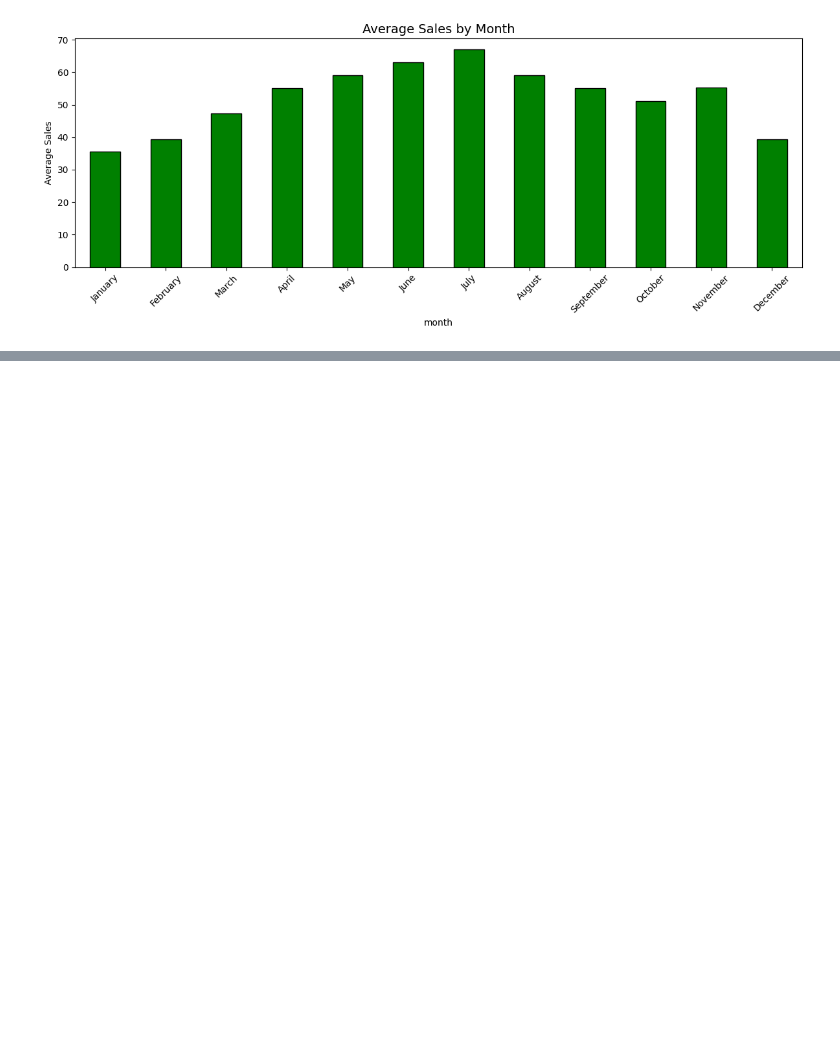
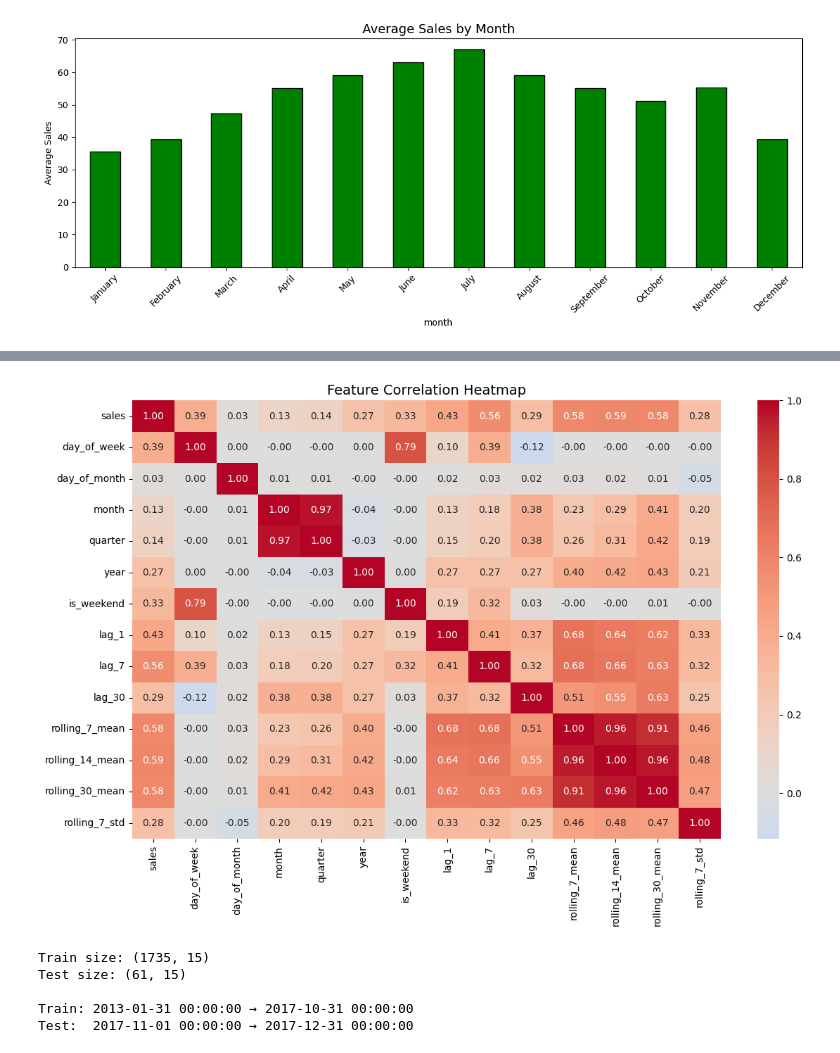
Before and after one commit to rahulmaurya493/restaurant-demand-forecasting, a Jupyter notebook: code_Store.ipynb, the cells around one changed output, grey strips where cells are left out. Saved outputs shown, nothing was run; the diff lists cells and outputs as text; code cells hidden in the pictures; blank space fills up the shorter version.

```diff
--- a/code_Store.ipynb
+++ b/code_Store.ipynb
@@ -116,0 +203,8 @@ plt.show()
+# %%
+# Lag features
+df_model['lag_1'] = df_model['sales'].shift(1)   # Yesterday's sales
+df_model['lag_7'] = df_model['sales'].shift(7)   # Last week same day
+df_model['lag_30'] = df_model['sales'].shift(30) # Last month same day
+
+print("Lag features added ✅")
+df_model[['date','sales','lag_1','lag_7','lag_30']].head(15)
@@ -116,0 +229,9 @@ plt.show()
+# %%
+# Rolling statistics
+df_model['rolling_7_mean'] = df_model['sales'].shift(1).rolling(window=7).mean()
+df_model['rolling_14_mean'] = df_model['sales'].shift(1).rolling(window=14).mean()
+df_model['rolling_30_mean'] = df_model['sales'].shift(1).rolling(window=30).mean()
+df_model['rolling_7_std'] = df_model['sales'].shift(1).rolling(window=7).std()
+
+print("Rolling features added ✅")
+df_model.head(35)
@@ -116,0 +257,7 @@ plt.show()
+# %%
+# Lag and rolling create NaN at start — drop them
+df_model = df_model.dropna().reset_index(drop=True)
+
+print("Shape after dropping nulls:", df_model.shape)
+print("Null values remaining:", df_model.isnull().sum().sum())
+df_model.head()
@@ -116,0 +273,34 @@ plt.show()
+# %%
+import seaborn as sns
+
+plt.figure(figsize=(12, 8))
+correlation = df_model.drop('date', axis=1).corr()
+sns.heatmap(
+    correlation,
+    annot=True,
+    fmt='.2f',
+    cmap='coolwarm',
+    center=0
+)
+plt.title('Feature Correlation Heatmap', fontsize=14)
+plt.tight_layout()
+plt.show()
+# %% [output]
+[figure, added]
+# %%
+# Use last 2 months as test — rest as train
+split_date = '2017-11-01'
+
+train = df_model[df_model['date'] < split_date]
+test = df_model[df_model['date'] >= split_date]
+
+print("Train size:", train.shape)
+print("Test size:", test.shape)
+print(f"\nTrain: {train['date'].min()} → {train['date'].max()}")
+print(f"Test:  {test['date'].min()} → {test['date'].max()}")
+# %% [output]
+Train size: (1735, 15)
+Test size: (61, 15)
+
+Train: 2013-01-31 00:00:00 → 2017-10-31 00:00:00
+Test:  2017-11-01 00:00:00 → 2017-12-31 00:00:00
```
Also changed, not shown: parts of 19 cells of this notebook.
